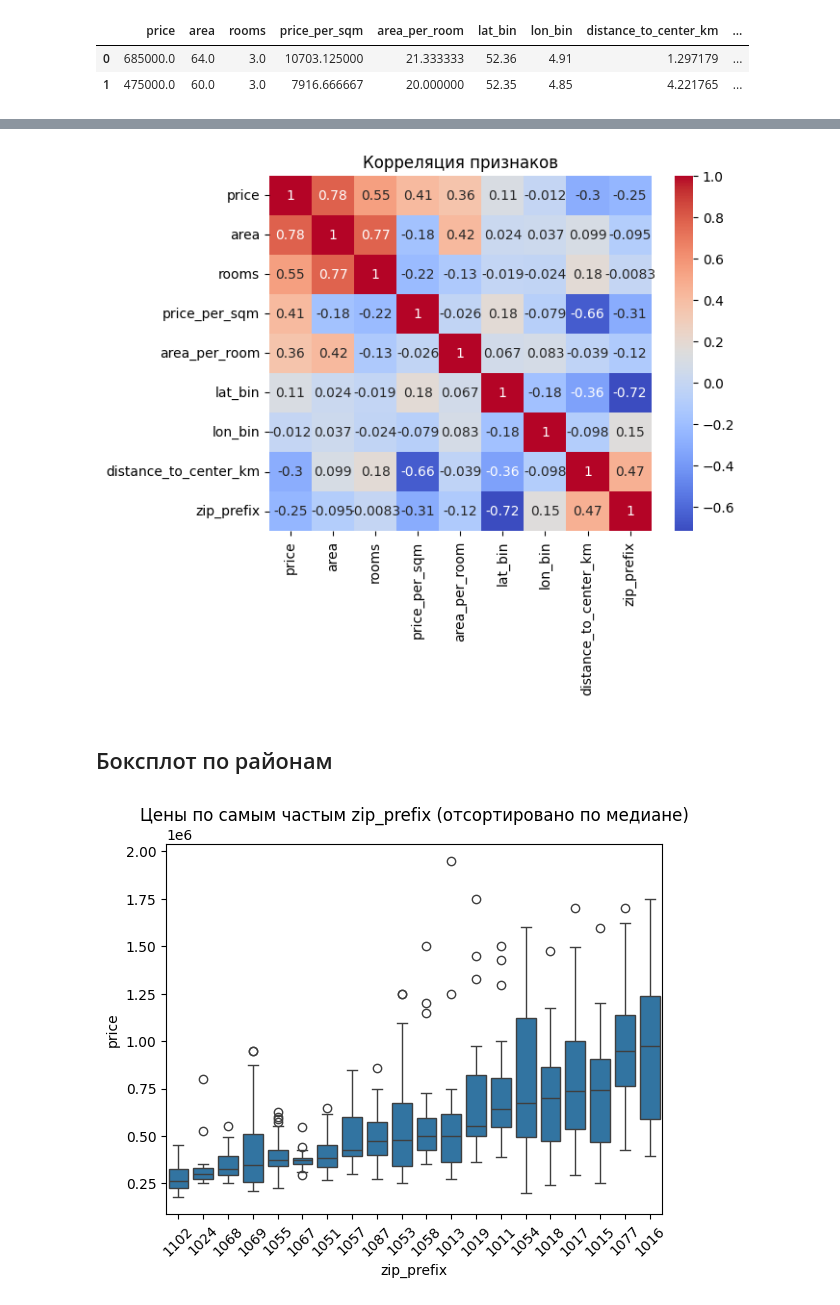
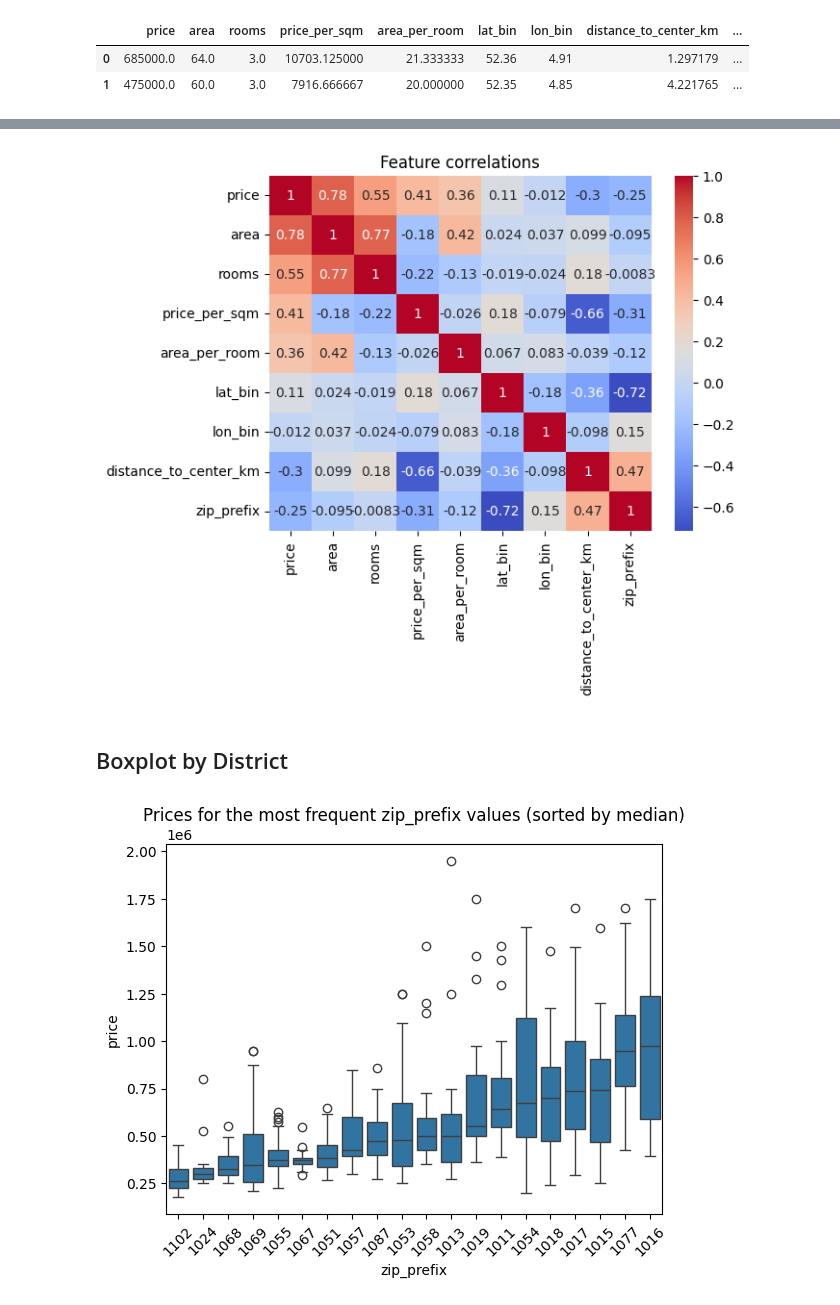
Before and after one commit to anngrrr/amsterdam-house-price-prediction, a Jupyter notebook: notebooks/eda.ipynb, the cells around one changed output, grey strips where cells are left out. Saved outputs shown, nothing was run; the diff lists cells and outputs as text; code cells hidden in the pictures.

```diff
--- a/notebooks/eda.ipynb
+++ b/notebooks/eda.ipynb
@@ -81,27 +81,27 @@ sns.heatmap(
     annot=True,
     cmap="coolwarm"
 )
-plt.title("Корреляция признаков")
+plt.title("Feature correlations")
 plt.show()
 # %% [output]
-[figure, old version]
+[figure, new version]
 # %% [markdown]
-## Боксплот по районам
+## Boxplot by District
 # %%
 top_prefixes = df["zip_prefix"].value_counts().nlargest(20).index
 df_top = df[df["zip_prefix"].isin(top_prefixes)]
 
 ordered_prefixes = (
     df_top.groupby("zip_prefix")["price"]
     .median()
     .sort_values()
     .index
 )
 
 sns.boxplot(x="zip_prefix", y="price", data=df_top, order=ordered_prefixes)
 plt.xticks(rotation=45)
-plt.title("Цены по самым частым zip_prefix (отсортировано по медиане)")
+plt.title("Prices for the most frequent zip_prefix values (sorted by median)")
 plt.show()
 # %% [output]
-[figure, old version]
+[figure, new version]
 # %% [markdown]
```
Also changed, not shown: parts of 12 cells of this notebook, 4 other files.
